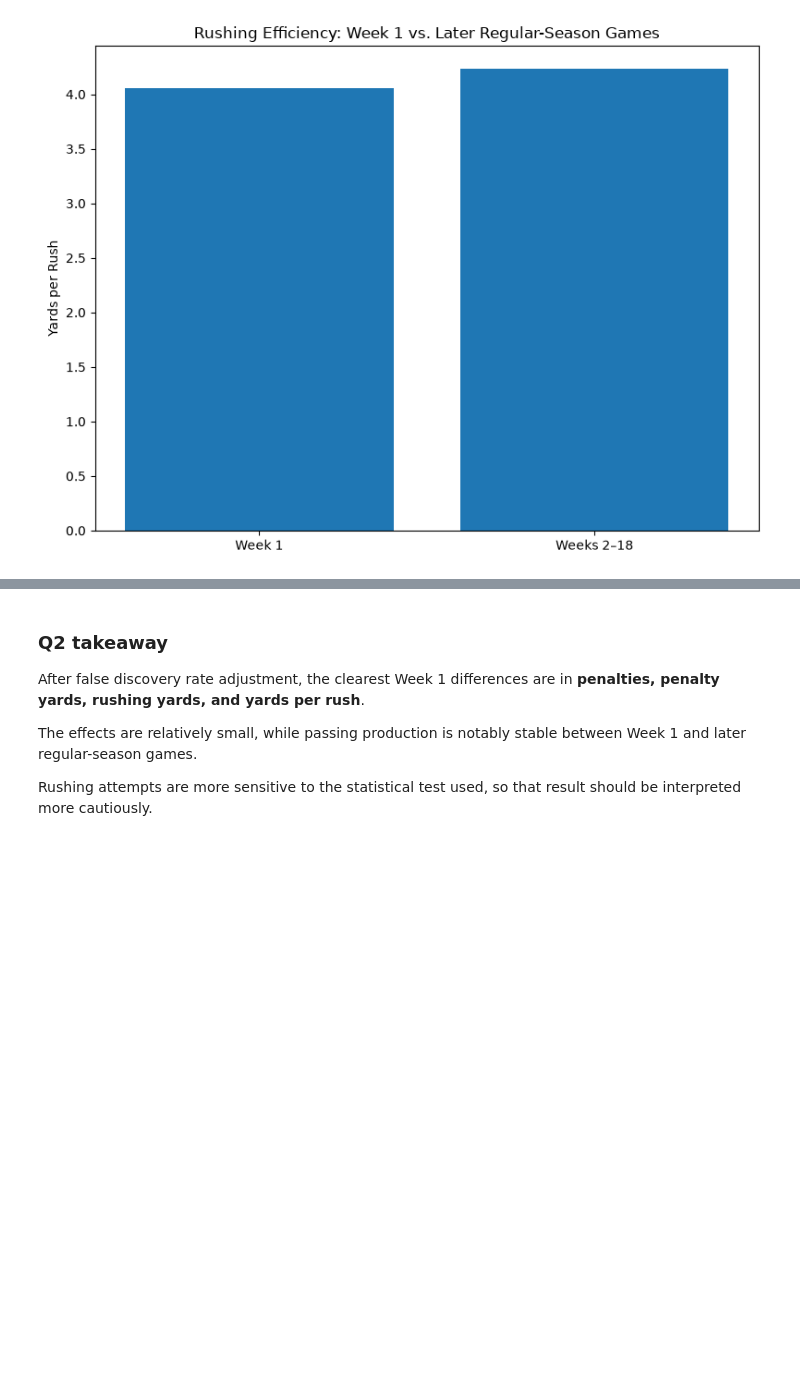
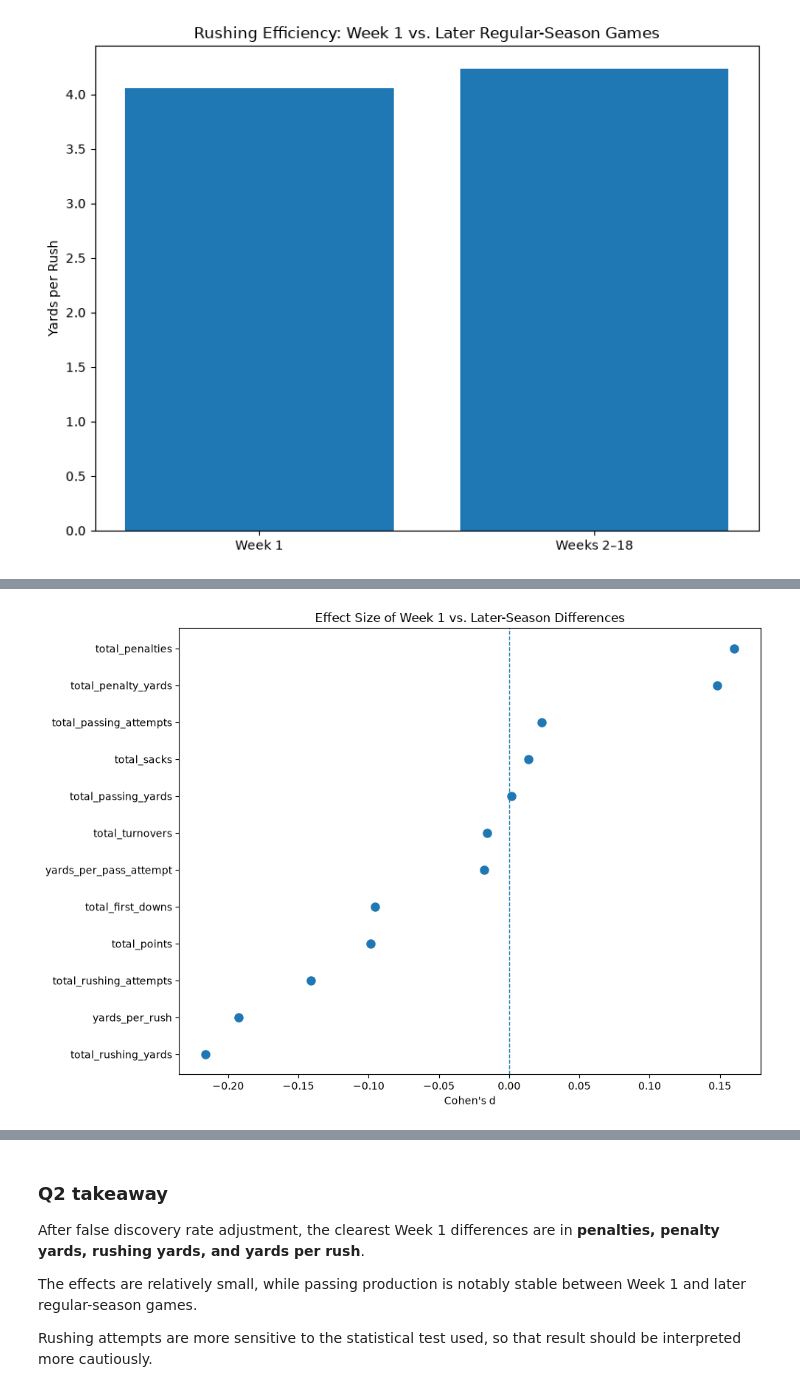
Before and after one commit to natelewis17/Is_NFL_Week1_Chaotic, a Jupyter notebook: notebooks/03_statistical_analysis.ipynb, the cells around one changed output, grey strips where cells are left out. Cells and saved outputs as stored; diff of their text form; code cells hidden in the pictures; blank space fills up the shorter version.

```diff
--- a/notebooks/03_statistical_analysis.ipynb
+++ b/notebooks/03_statistical_analysis.ipynb
@@ -372,0 +396,32 @@ plt.show()
+# %%
+## 2.4 Q2 effect sizes
+
+effect_data = (
+    results
+    .sort_values("Cohen's d")
+    .copy()
+)
+
+plt.figure(figsize=(10, 7))
+
+plt.errorbar(
+    effect_data["Cohen's d"],
+    effect_data["Metric"],
+    fmt="o",
+    markersize=8,
+)
+
+plt.axvline(
+    0,
+    linestyle="--",
+    linewidth=1,
+)
+
+plt.xlabel("Cohen's d")
+plt.ylabel("")
+plt.title("Effect Size of Week 1 vs. Later-Season Differences")
+
+plt.tight_layout()
+plt.show()
+# %% [output]
+[figure, added]
```
Also changed, not shown: parts of 11 cells of this notebook.
